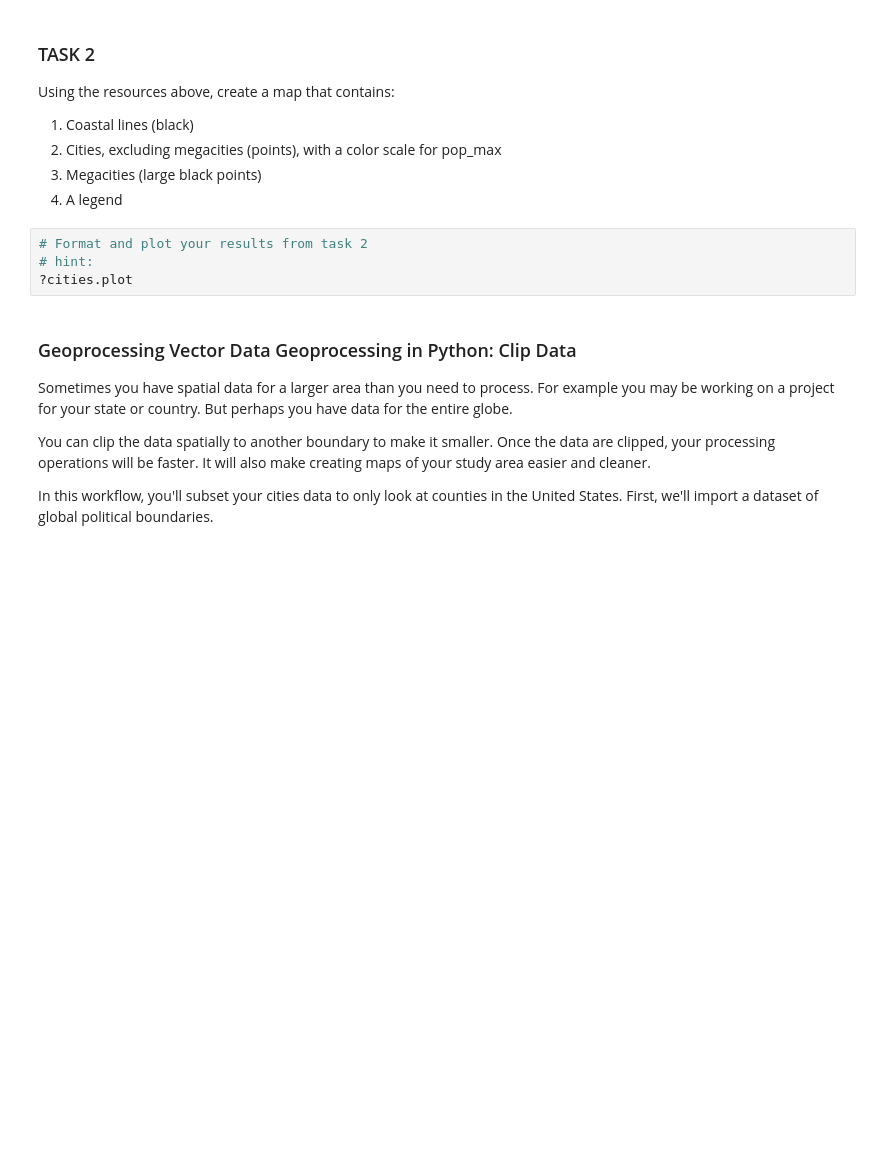
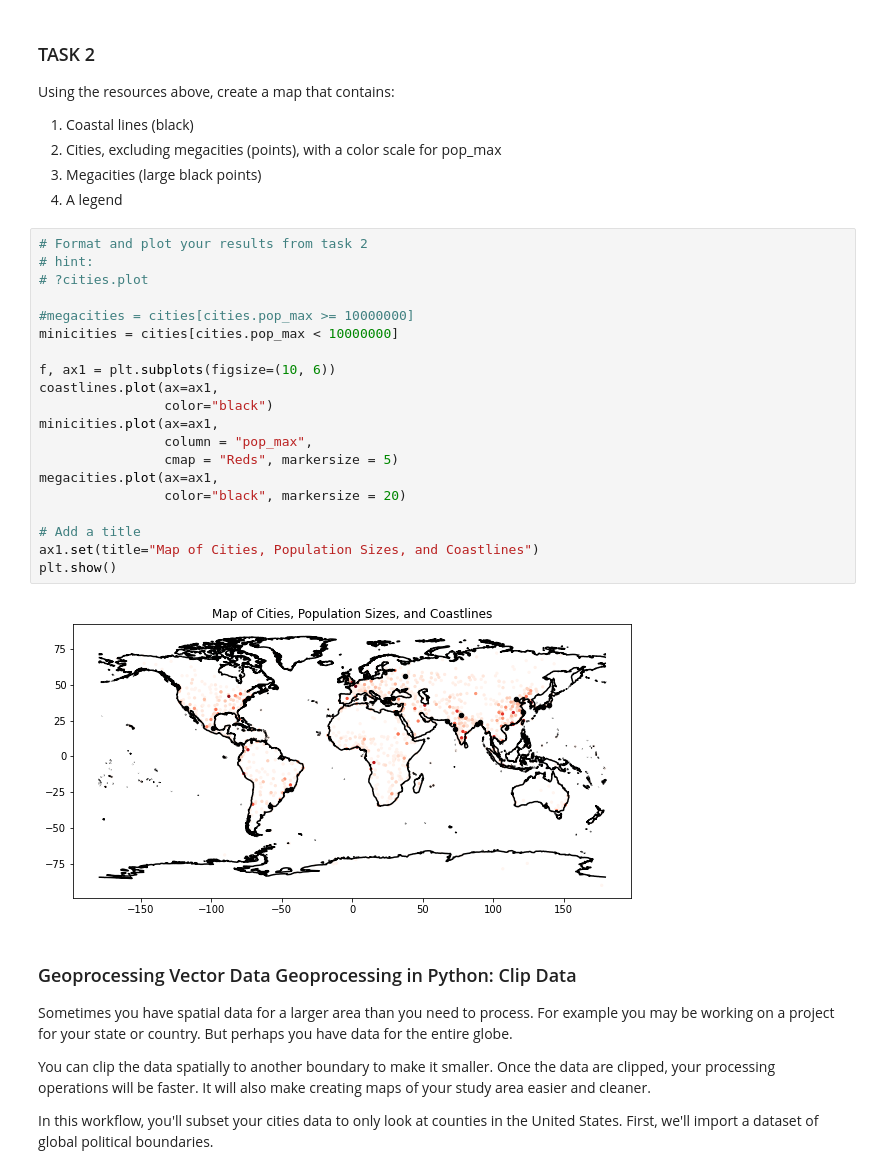
Before and after one commit to baedgert/EnvDatSci22, a Jupyter notebook: CodeSprints/VectorData101.ipynb, the cells around one changed output. Drawn from its saved outputs; the diff is of its cells as text; blank space fills up the shorter version.

```diff
--- a/CodeSprints/VectorData101.ipynb
+++ b/CodeSprints/VectorData101.ipynb
@@ -365,10 +426,28 @@ Using the resources above, create a map that contains:
 2. Cities, excluding megacities (points), with a color scale for pop_max
 3. Megacities (large black points)
 3. A legend
-# %%
-# Format and plot your results from task 2
-# hint:
-?cities.plot
+# %%
+# Format and plot your results from task 2
+# hint:
+# ?cities.plot
+
+#megacities = cities[cities.pop_max >= 10000000]
+minicities = cities[cities.pop_max < 10000000]
+
+f, ax1 = plt.subplots(figsize=(10, 6))
+coastlines.plot(ax=ax1,
+                color="black")
+minicities.plot(ax=ax1,
+                column = "pop_max",
+                cmap = "Reds", markersize = 5)
+megacities.plot(ax=ax1,
+                color="black", markersize = 20)
+
+# Add a title
+ax1.set(title="Map of Cities, Population Sizes, and Coastlines")
+plt.show()
+# %% [output]
+[figure, added]
 # %% [markdown]
 ### Geoprocessing Vector Data Geoprocessing in Python: Clip Data
 Sometimes you have spatial data for a larger area than you need to process. For example you may be working on a project for your state or country. But perhaps you have data for the entire globe.
```
Also changed, not shown: parts of 8 cells of this notebook.
